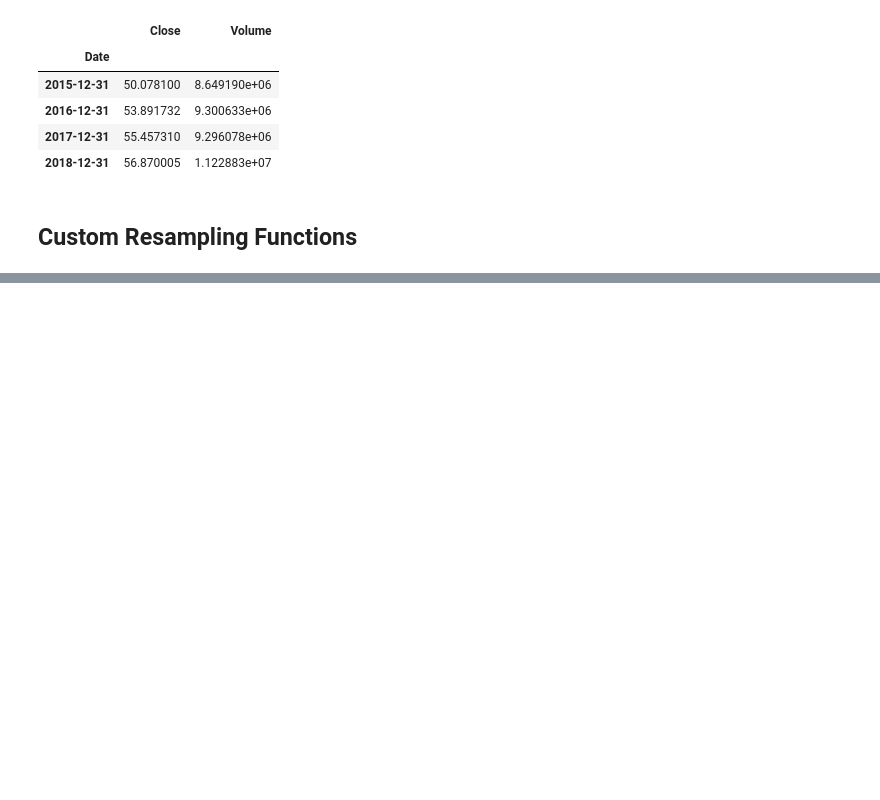
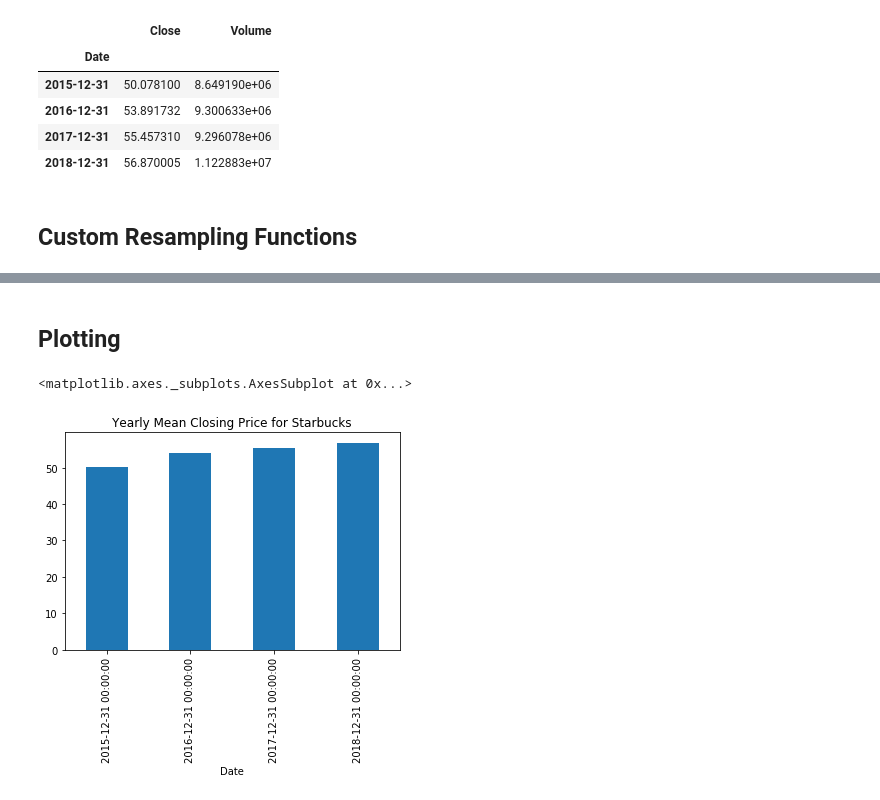
Before and after one commit to mattxushuai/Time_Series, a Jupyter notebook: Time_Series_with_Pandas.ipynb, the cells around one changed output, grey strips where cells are left out. Drawn from its saved outputs; the diff is of its cells as text; code cells hidden in the pictures; blank space fills up the shorter version.

```diff
--- a/Time_Series_with_Pandas.ipynb
+++ b/Time_Series_with_Pandas.ipynb
@@ -245,0 +262,7 @@ df.resample(rule='A').mean()
+# %% [markdown]
+## Plotting
+# %%
+df['Close'].resample('A').mean().plot.bar(title='Yearly Mean Closing Price for Starbucks')
+# %% [output]
+<matplotlib.axes._subplots.AxesSubplot at 0x...>
+[figure, added]
```
Also changed, not shown: parts of 33 cells of this notebook.
